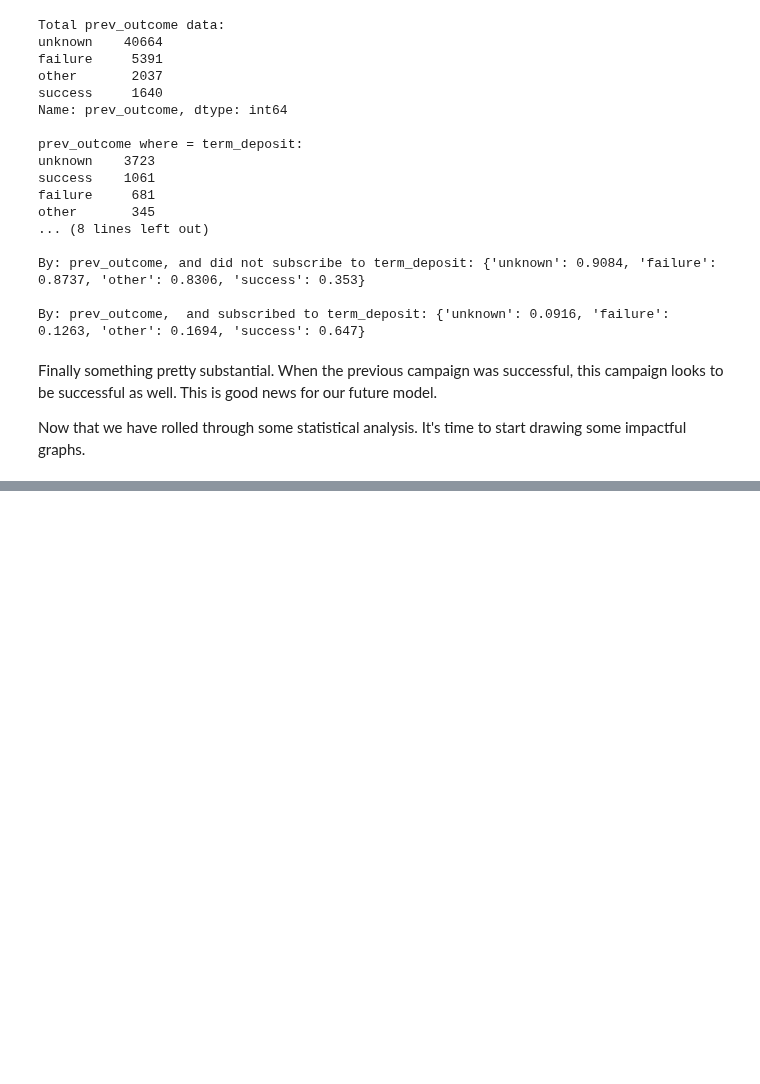
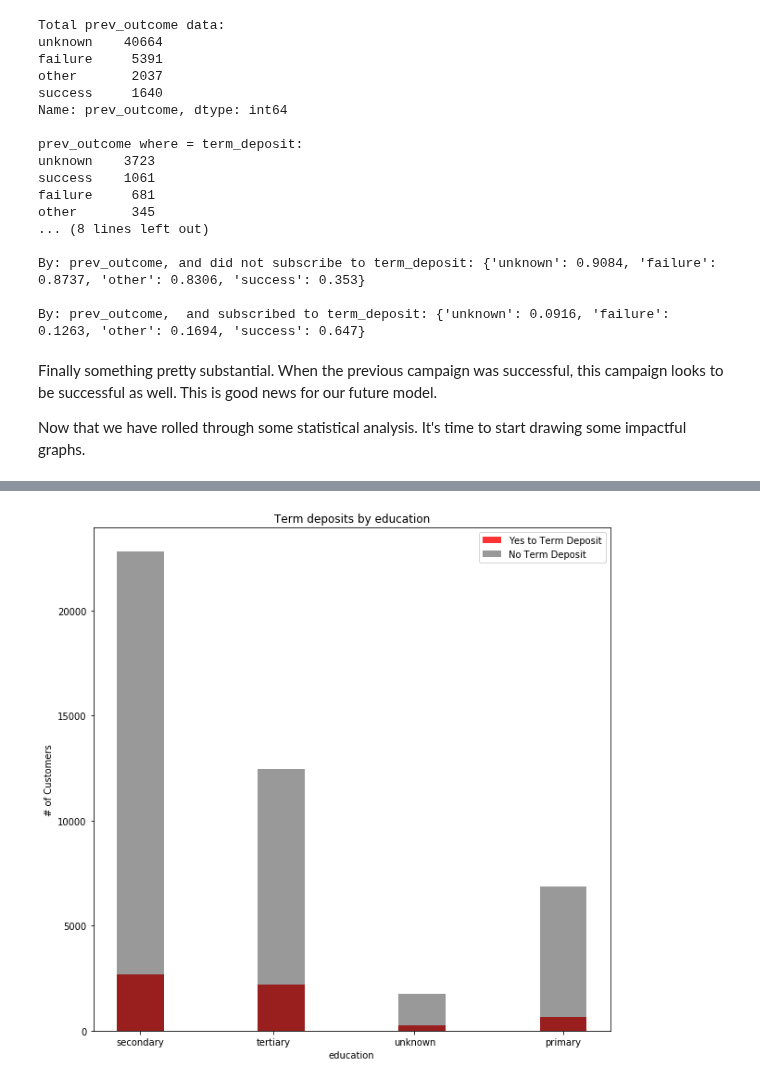
Before and after one commit to ElijahSeeley/Springboard, a Jupyter notebook: Capstone_Term_Deposit_Predictability/Term_Deposit_EDA.ipynb, the cells around one changed output, grey strips where cells are left out. Saved outputs shown, nothing was run; the diff lists cells and outputs as text; code cells hidden in the pictures; blank space fills up the shorter version.

```diff
--- a/Capstone_Term_Deposit_Predictability/Term_Deposit_EDA.ipynb
+++ b/Capstone_Term_Deposit_Predictability/Term_Deposit_EDA.ipynb
@@ -751,0 +781,7 @@ Now that we have rolled through some statistical analysis. It's time to start dr
+# %%
+#visualizing education
+term_hist('education', color1 = 'r', color2 = 'k')
+plt.xticks(ticks = [0.15,1,1.9,2.85])
+plt.show()
+# %% [output]
+[figure, added]
```
Also changed, not shown: parts of 18 cells of this notebook.
